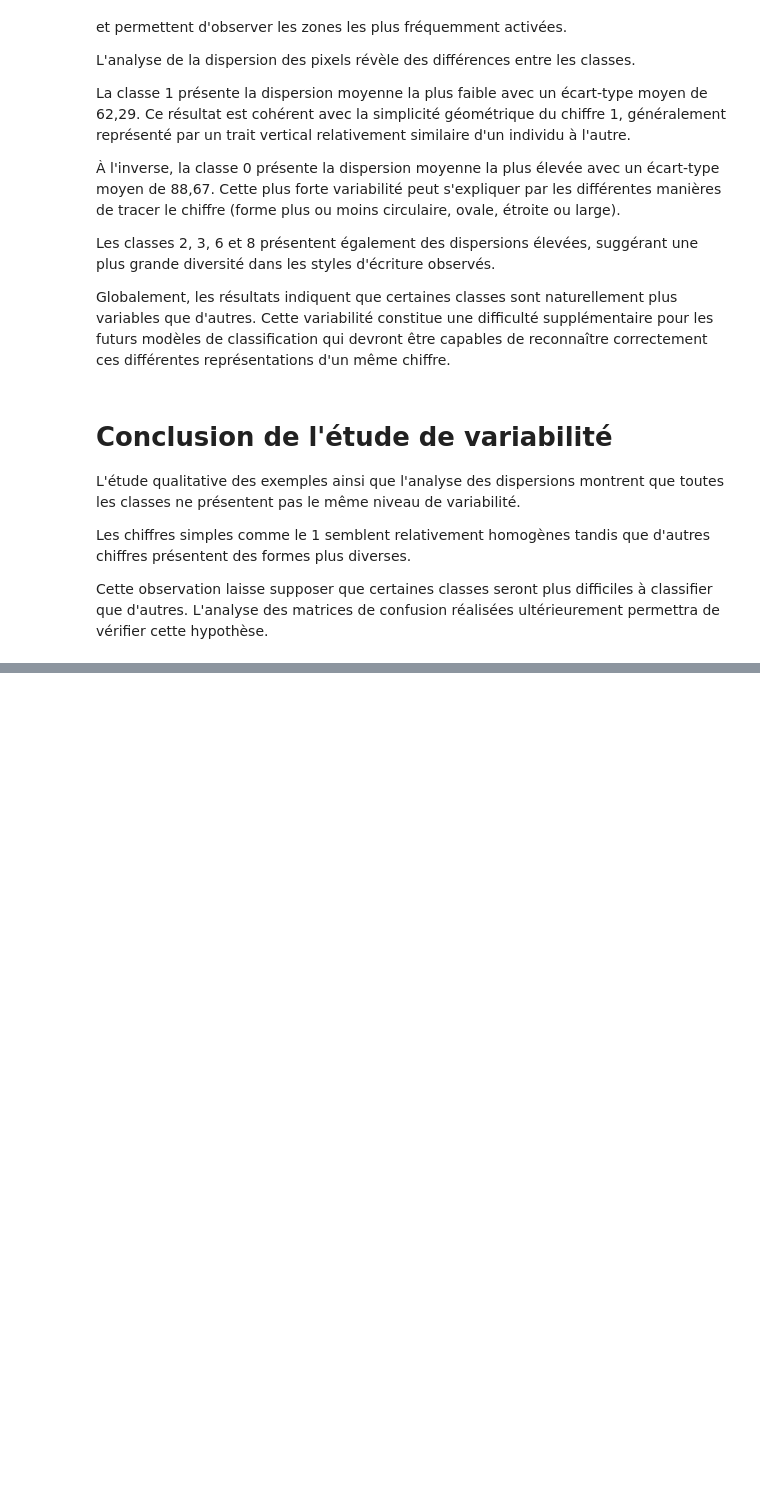
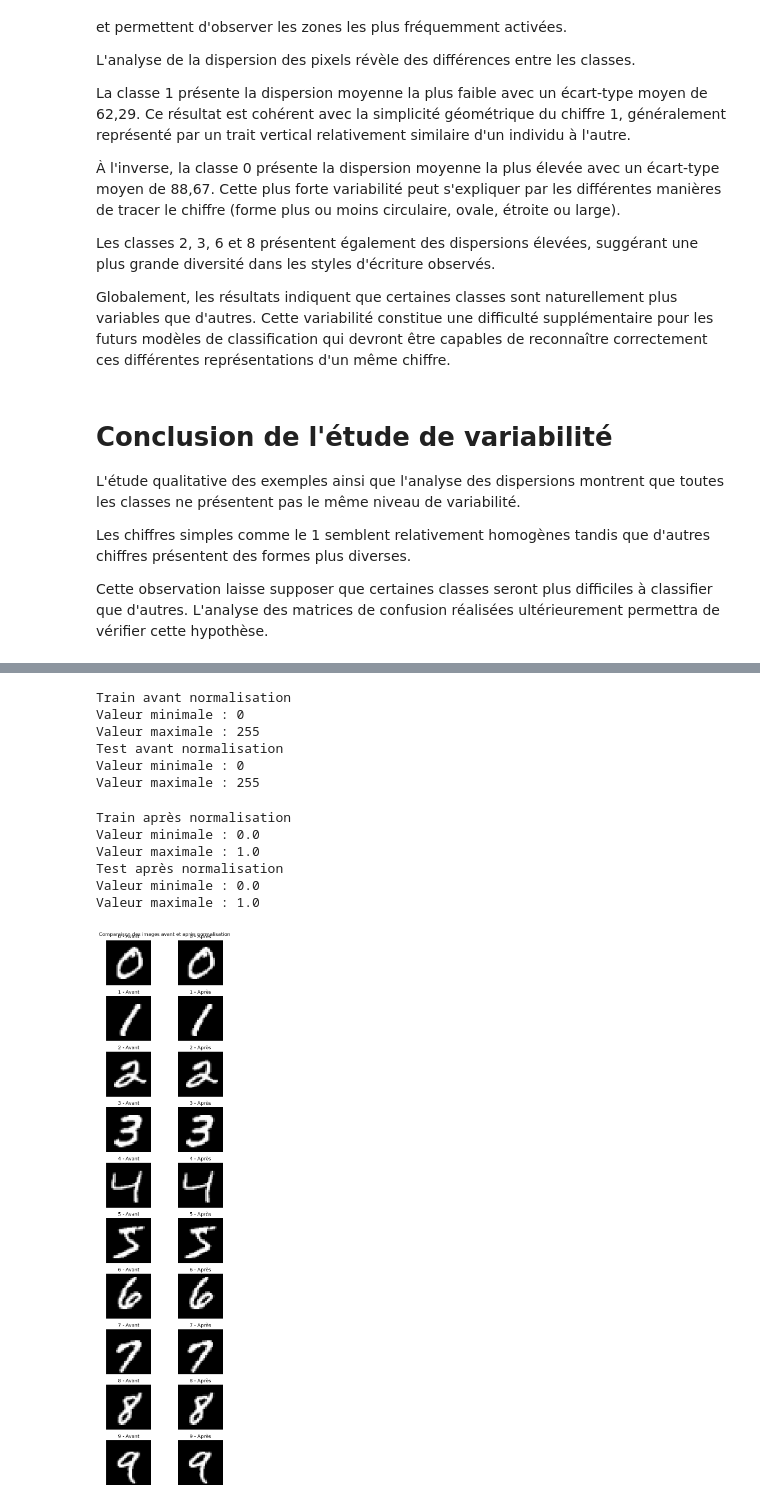
Before and after one commit to pierre-mazard/handwritten_digits, a Jupyter notebook: notebooks/01_exploration_mnist.ipynb, the cells around one changed output, grey strips where cells are left out. Saved outputs shown, nothing was run; the diff lists cells and outputs as text; code cells hidden in the pictures; blank space fills up the shorter version.

Commit message:
feat: complete MNIST exploratory data analysis

```diff
--- a/notebooks/01_exploration_mnist.ipynb
+++ b/notebooks/01_exploration_mnist.ipynb
@@ -498,0 +448,60 @@ Valeur maximale : 0.003921568859368563
+# %%
+# Sauvegarde des données originales
+x_train_original = x_train_full.copy()
+x_test_original = x_test.copy()
+
+print("Train avant normalisation")
+print(f"Valeur minimale : {x_train_original.min()}")
+print(f"Valeur maximale : {x_train_original.max()}")
+
+print("Test avant normalisation")
+print(f"Valeur minimale : {x_test_original.min()}")
+print(f"Valeur maximale : {x_test_original.max()}")
+# %% [output]
+Train avant normalisation
+Valeur minimale : 0
+Valeur maximale : 255
+Test avant normalisation
+Valeur minimale : 0
+Valeur maximale : 255
+# %%
+x_train_full = x_train_full.astype("float32") / 255.0
+x_test = x_test.astype("float32") / 255.0
+
+print("Train après normalisation")
+print(f"Valeur minimale : {x_train_full.min()}")
+print(f"Valeur maximale : {x_train_full.max()}")
+
+print("Test après normalisation")
+print(f"Valeur minimale : {x_test.min()}")
+print(f"Valeur maximale : {x_test.max()}")
+# %% [output]
+Train après normalisation
+Valeur minimale : 0.0
+Valeur maximale : 1.0
+Test après normalisation
+Valeur minimale : 0.0
+Valeur maximale : 1.0
+# %%
+fig, axes = plt.subplots(10, 2, figsize=(6, 20))
+
+for digit in range(10):
+    idx = np.where(y_train_full == digit)[0][0]
+
+    axes[digit, 0].imshow(x_train_original[idx], cmap="gray")
+    axes[digit, 0].set_title(f"{digit} - Avant")
+    axes[digit, 0].axis("off")
+
+    axes[digit, 1].imshow(x_train_full[idx], cmap="gray")
+    axes[digit, 1].set_title(f"{digit} - Après")
+    axes[digit, 1].axis("off")
+
+plt.suptitle("Comparaison des images avant et après normalisation")
+
+plt.tight_layout()
+
+plt.savefig("../reports/figures/mnist_normalization_effect.png", bbox_inches="tight")
+
+plt.show()
+# %% [output]
+[figure, added]
```
Also changed, not shown: parts of 30 cells of this notebook, 6 other files.
